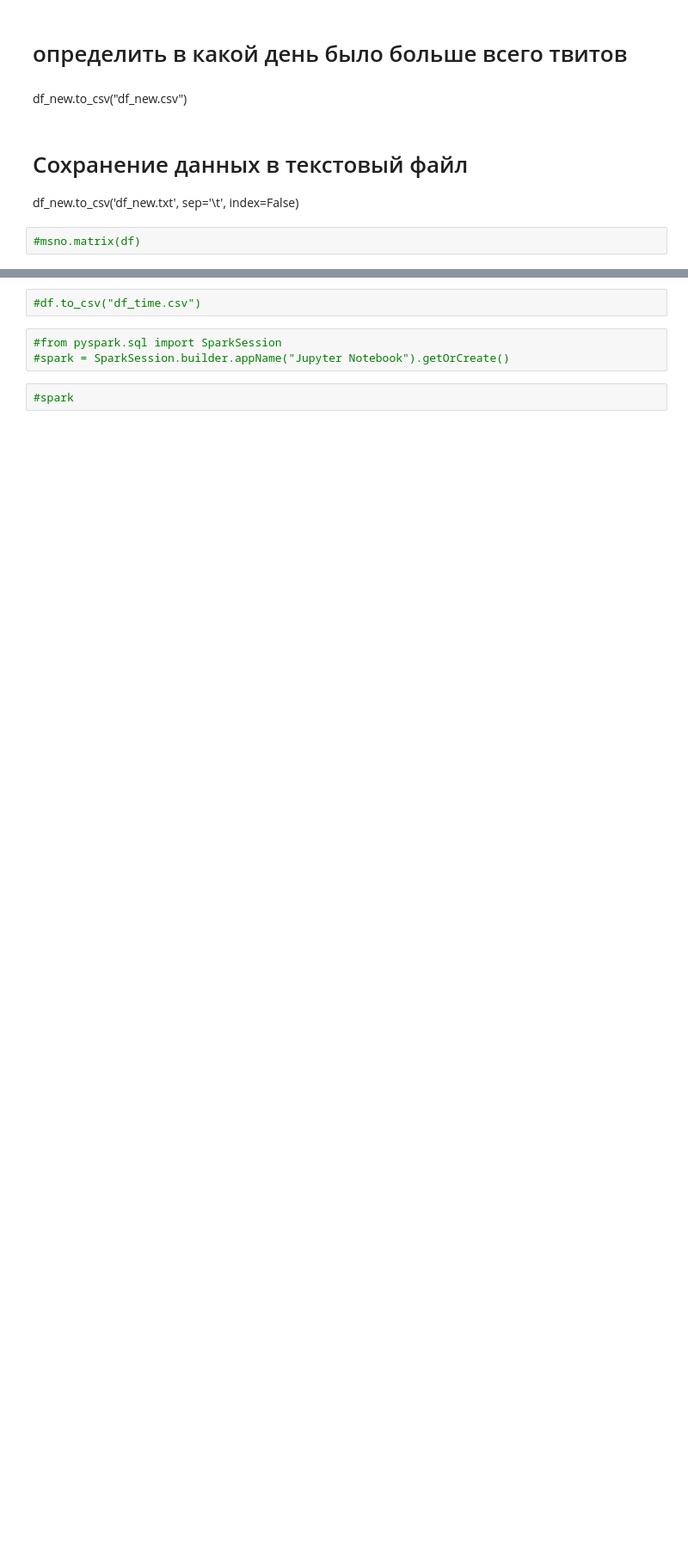
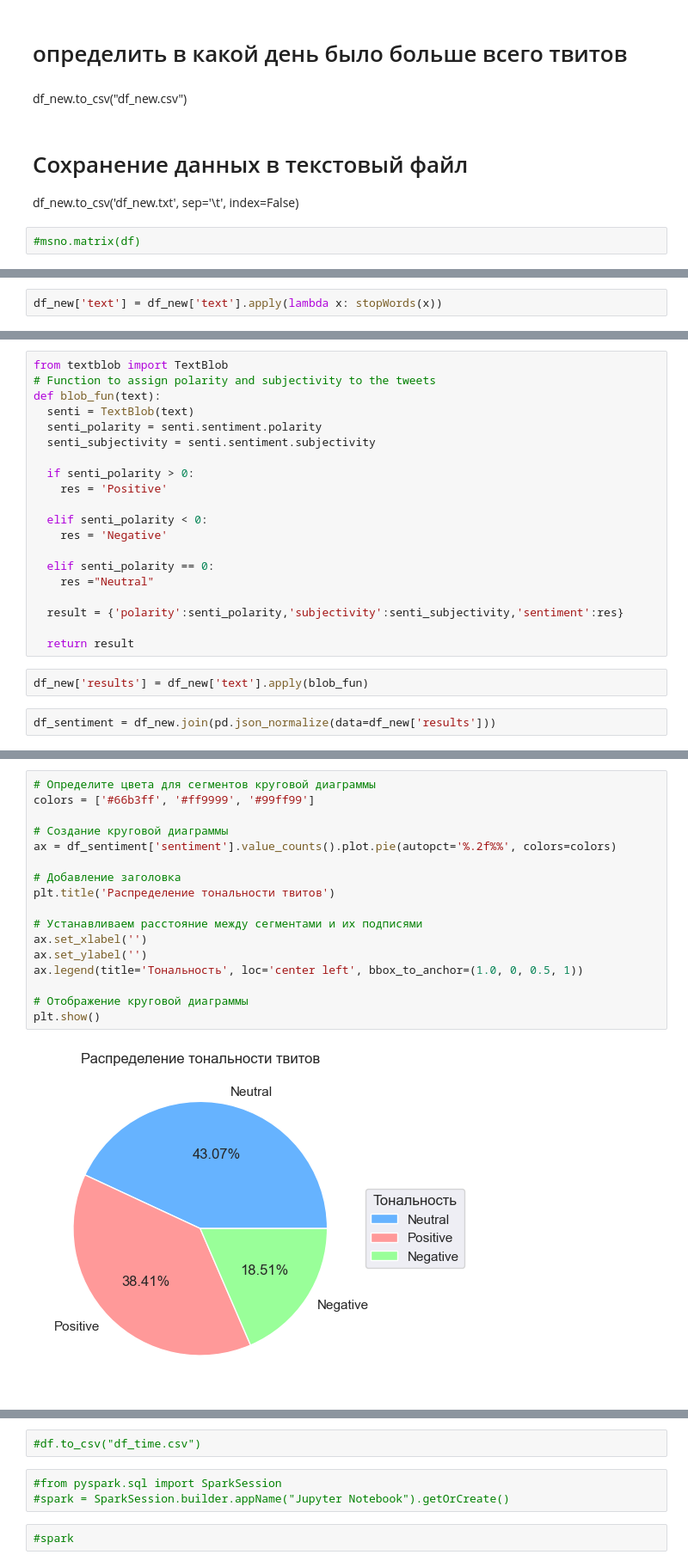
Before and after one commit to Alona-Aldushyna/Summer_2023_August_Repeat_Assessment, a Jupyter notebook: Summer_2023_August_Repeat_Assessment.ipynb, the cells around one changed output, grey strips where cells are left out. Shown: that part at 86% size. Cells and saved outputs as stored; diff of their text form; blank space fills up the shorter version.

```diff
--- a/Summer_2023_August_Repeat_Assessment.ipynb
+++ b/Summer_2023_August_Repeat_Assessment.ipynb
@@ -358,0 +429,2 @@ df_new.to_csv('df_new.txt', sep='\t', index=False)
+# %%
+df_new['text'] = df_new['text'].apply(lambda x: stopWords(x))
@@ -358,0 +440,24 @@ df_new.to_csv('df_new.txt', sep='\t', index=False)
+# %%
+from textblob import TextBlob
+# Function to assign polarity and subjectivity to the tweets
+def blob_fun(text):
+  senti = TextBlob(text)
+  senti_polarity = senti.sentiment.polarity
+  senti_subjectivity = senti.sentiment.subjectivity
+
+  if senti_polarity > 0:
+    res = 'Positive'
+
+  elif senti_polarity < 0:
+    res = 'Negative'
+
+  elif senti_polarity == 0:
+    res ="Neutral"
+
+  result = {'polarity':senti_polarity,'subjectivity':senti_subjectivity,'sentiment':res}
+
+  return result
+# %%
+df_new['results'] = df_new['text'].apply(blob_fun)
+# %%
+df_sentiment = df_new.join(pd.json_normalize(data=df_new['results']))
@@ -358,0 +481,19 @@ df_new.to_csv('df_new.txt', sep='\t', index=False)
+# %%
+# Определите цвета для сегментов круговой диаграммы
+colors = ['#66b3ff', '#ff9999', '#99ff99']
+
+# Создание круговой диаграммы
+ax = df_sentiment['sentiment'].value_counts().plot.pie(autopct='%.2f%%', colors=colors)
+
+# Добавление заголовка
+plt.title('Распределение тональности твитов')
+
+# Устанавливаем расстояние между сегментами и их подписями
+ax.set_xlabel('')
+ax.set_ylabel('')
+ax.legend(title='Тональность', loc='center left', bbox_to_anchor=(1.0, 0, 0.5, 1))
+
+# Отображение круговой диаграммы
+plt.show()
+# %% [output]
+[figure, added]
```
Also changed, not shown: parts of 51 cells of this notebook.
